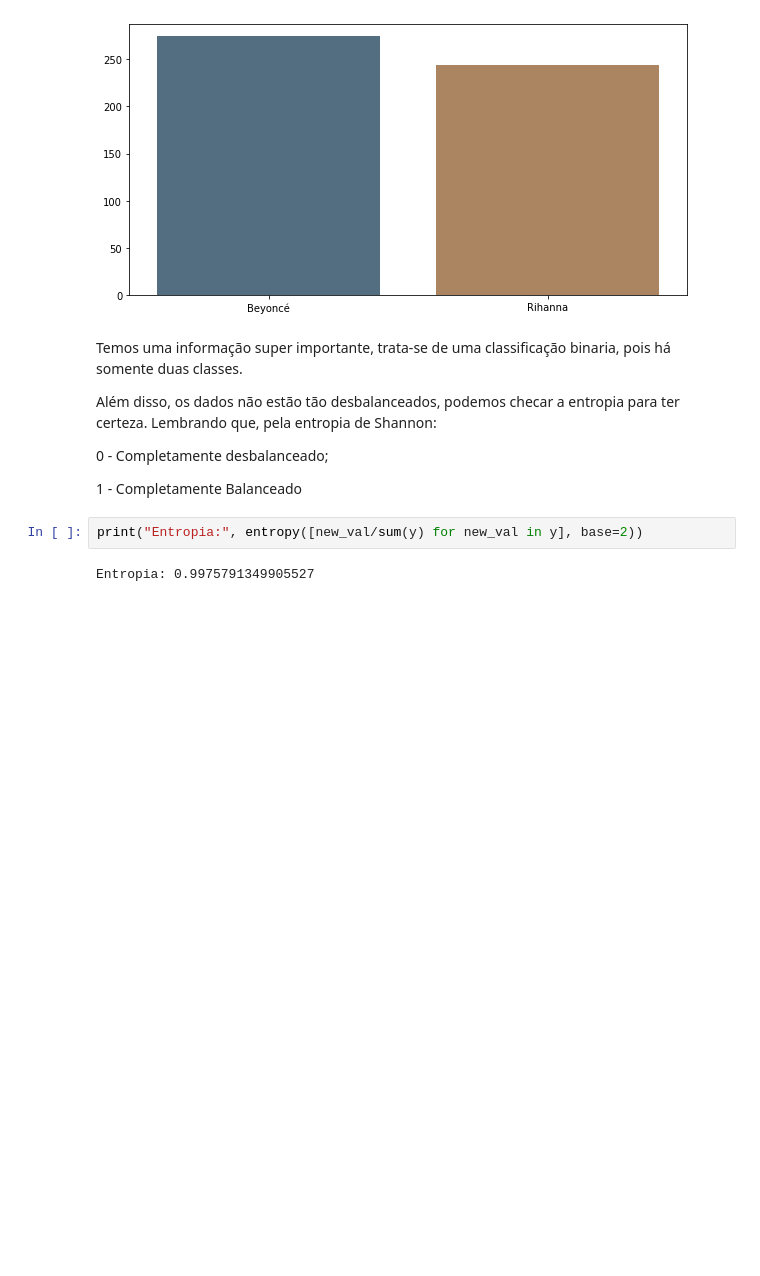
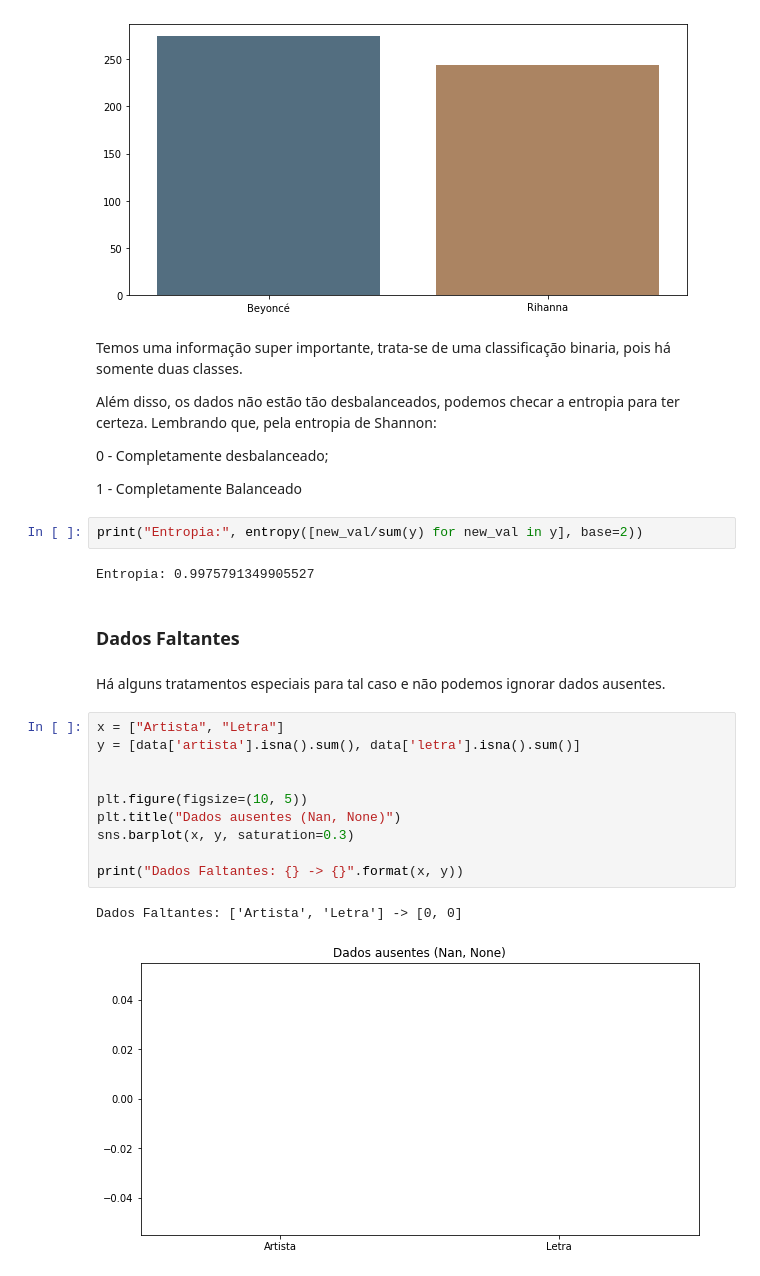
Before and after one commit to Andre-Sacilotti/ML-NLP-Questions, a Jupyter notebook: NLP - Classificador de Artistas.ipynb, the cells around one changed output. Saved outputs shown, nothing was run; the diff lists cells and outputs as text; blank space fills up the shorter version.

```diff
--- a/NLP - Classificador de Artistas.ipynb
+++ b/NLP - Classificador de Artistas.ipynb
@@ -55,3 +65,20 @@ Além disso, os dados não estão tão desbalanceados, podemos checar a entropia
 print("Entropia:", entropy([new_val/sum(y) for new_val in y], base=2))
 # %% [output]
 Entropia: 0.9975791349905527
+# %% [markdown]
+### Dados Faltantes
+# %% [markdown]
+Há alguns tratamentos especiais para tal caso e não podemos ignorar dados ausentes.
+# %%
+x = ["Artista", "Letra"]
+y = [data['artista'].isna().sum(), data['letra'].isna().sum()]
+
+
+plt.figure(figsize=(10, 5))
+plt.title("Dados ausentes (Nan, None)")
+sns.barplot(x, y, saturation=0.3)
+
+print("Dados Faltantes: {} -> {}".format(x, y))
+# %% [output]
+Dados Faltantes: ['Artista', 'Letra'] -> [0, 0]
+[figure, added]
```
Also changed, not shown: parts of 20 cells of this notebook.
